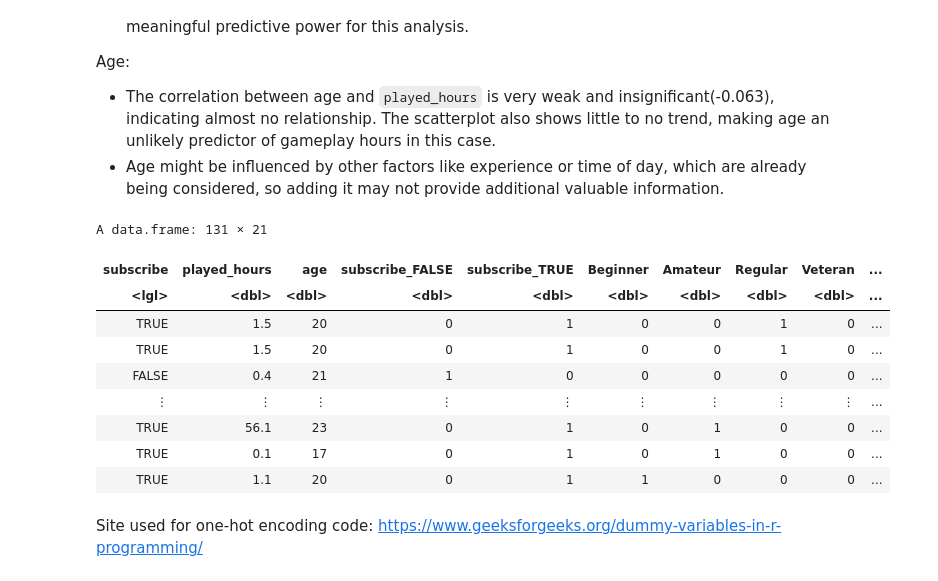
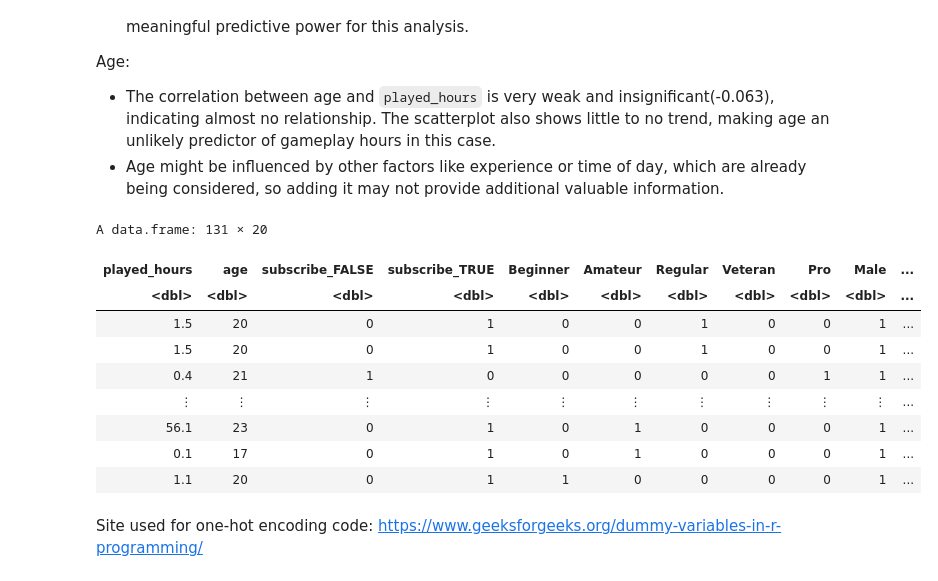
Before and after one commit to akdivinagracia/project-009-2, a Jupyter notebook: notebook.ipynb, the cells around one changed output. Cells and saved outputs as stored; diff of their text form; code cells hidden in the pictures.

Commit message:
-subscribe in select

```diff
--- a/notebook.ipynb
+++ b/notebook.ipynb
@@ -198,38 +218,38 @@ Age:
 # %%
 # generate dummy variables in combined data set for kNN regression
 combined_one_hot <- combined |>
     mutate(subscribe_FALSE = ifelse(subscribe=="FALSE",1,0))|>
     mutate(subscribe_TRUE = ifelse(subscribe=="TRUE",1,0))|>
     mutate(Beginner = ifelse(experience=="Beginner",1,0))|>
     mutate(Amateur = ifelse(experience=="Amateur",1,0))|>
     mutate(Regular = ifelse(experience=="Regular",1,0))|>
     mutate(Veteran = ifelse(experience=="Veteran",1,0)) |>
     mutate(Pro = ifelse(experience=="Pro",1,0))|>
     mutate(Male = ifelse(gender == "Male",1,0))|>
     mutate(Female = ifelse(gender == "Female",1,0))|>
     mutate(Non_binary = ifelse(gender == "Non-binary",1,0))|>
     mutate(prefer_not_to_say = ifelse(gender == "refer not to say",1,0))|>
     mutate(Agender = ifelse(gender == "Agender",1,0))|>
     mutate(Two_Spirited = ifelse(gender == "Two-Spirited",1,0))|>
     mutate(Other = ifelse(gender == "Other",1,0))|>
     mutate(mode_qtr_1 = ifelse( mode_qtr == "1",1,0))|>
     mutate(mode_qtr_2 = ifelse( mode_qtr == "2",1,0))|>
     mutate(mode_qtr_3 = ifelse( mode_qtr == "3",1,0))|>
     mutate(mode_qtr_4 = ifelse( mode_qtr == "4",1,0))|>
-    select(-experience, -gender, -mode_qtr)
+    select(-experience, -gender, -mode_qtr, -subscribe)
 
 combined_one_hot
 # %% [output]
-A data.frame: 131 × 21
+A data.frame: 131 × 20
-| subscribe | played_hours | age | subscribe_FALSE | subscribe_TRUE | Beginner | Amateur | Regular | Veteran | ... |
-| <lgl> | <dbl> | <dbl> | <dbl> | <dbl> | <dbl> | <dbl> | <dbl> | <dbl> | ... |
-| TRUE | 1.5 | 20 | 0 | 1 | 0 | 0 | 1 | 0 | ... |
-| TRUE | 1.5 | 20 | 0 | 1 | 0 | 0 | 1 | 0 | ... |
-| FALSE | 0.4 | 21 | 1 | 0 | 0 | 0 | 0 | 0 | ... |
-| ⋮ | ⋮ | ⋮ | ⋮ | ⋮ | ⋮ | ⋮ | ⋮ | ⋮ | ... |
-| TRUE | 56.1 | 23 | 0 | 1 | 0 | 1 | 0 | 0 | ... |
-| TRUE | 0.1 | 17 | 0 | 1 | 0 | 1 | 0 | 0 | ... |
-| TRUE | 1.1 | 20 | 0 | 1 | 1 | 0 | 0 | 0 | ... |
+| played_hours | age | subscribe_FALSE | subscribe_TRUE | Beginner | Amateur | Regular | Veteran | Pro | Male | ... |
+| <dbl> | <dbl> | <dbl> | <dbl> | <dbl> | <dbl> | <dbl> | <dbl> | <dbl> | <dbl> | ... |
+| 1.5 | 20 | 0 | 1 | 0 | 0 | 1 | 0 | 0 | 1 | ... |
+| 1.5 | 20 | 0 | 1 | 0 | 0 | 1 | 0 | 0 | 1 | ... |
+| 0.4 | 21 | 1 | 0 | 0 | 0 | 0 | 0 | 1 | 1 | ... |
+| ⋮ | ⋮ | ⋮ | ⋮ | ⋮ | ⋮ | ⋮ | ⋮ | ⋮ | ⋮ | ... |
+| 56.1 | 23 | 0 | 1 | 0 | 1 | 0 | 0 | 0 | 1 | ... |
+| 0.1 | 17 | 0 | 1 | 0 | 1 | 0 | 0 | 0 | 1 | ... |
+| 1.1 | 20 | 0 | 1 | 1 | 0 | 0 | 0 | 0 | 1 | ... |
 # %% [markdown]
 Site used for one-hot encoding code: https://www.geeksforgeeks.org/dummy-variables-in-r-programming/
 # %%
```
Also changed, not shown: parts of 2 cells of this notebook.
